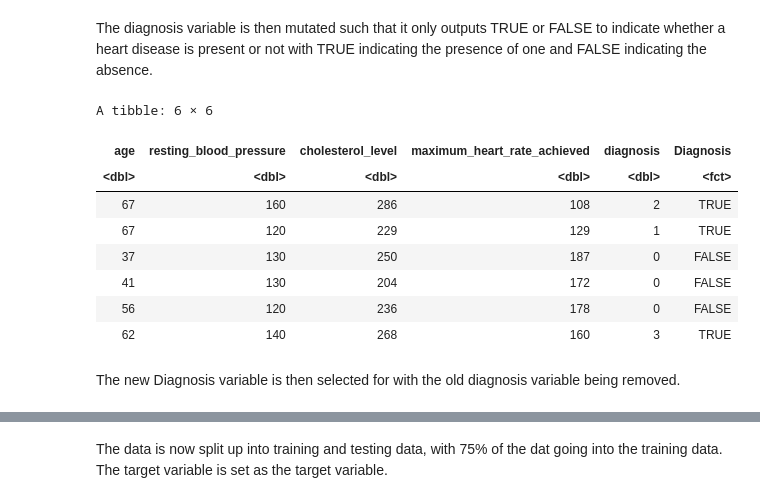
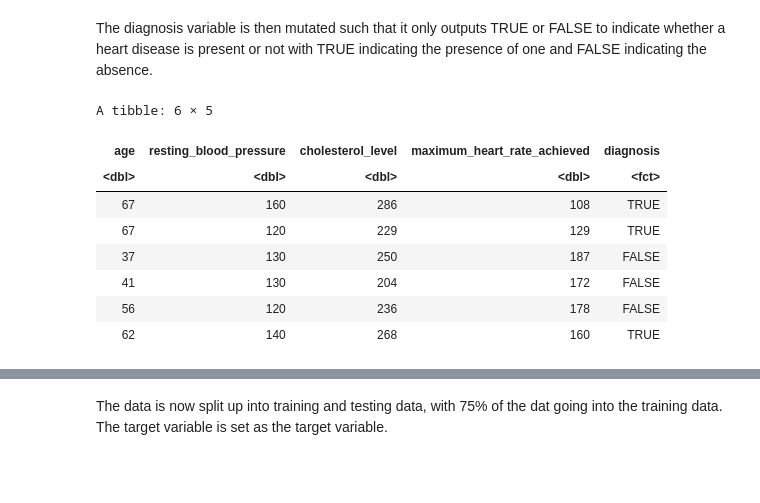
Before and after one commit to jagroop-randhawa/dsci-100-2022w2-group-26, a Jupyter notebook: group_26_project_report.ipynb, the cells around one changed output, grey strips where cells are left out. Cells and saved outputs as stored; diff of their text form; code cells hidden in the pictures; blank space fills up the shorter version.

```diff
--- a/group_26_project_report.ipynb
+++ b/group_26_project_report.ipynb
@@ -109,22 +109,20 @@ A tibble: 6 × 5
 The diagnosis variable is then mutated such that it only outputs TRUE or FALSE to indicate whether a heart disease is present or not with TRUE indicating the presence of one and FALSE indicating the absence.
 # %%
 #Change diagnosis to FALSE for no heart diagnosis and TRUE for any heart diagnosis
-heart_diagnosis <- heart_clean |>
-mutate(Diagnosis = (diagnosis != 0)) |>
-mutate("Diagnosis" = as_factor(Diagnosis))
-head(heart_diagnosis)
+heart_data <- heart_clean |>
+mutate(diagnosis = (diagnosis != 0)) |>
+mutate("diagnosis" = as_factor(diagnosis))
+head(heart_data)
 # %% [output]
-A tibble: 6 × 6
+A tibble: 6 × 5
-| age | resting_blood_pressure | cholesterol_level | maximum_heart_rate_achieved | diagnosis | Diagnosis |
-| <dbl> | <dbl> | <dbl> | <dbl> | <dbl> | <fct> |
-| 67 | 160 | 286 | 108 | 2 | TRUE |
-| 67 | 120 | 229 | 129 | 1 | TRUE |
-| 37 | 130 | 250 | 187 | 0 | FALSE |
-| 41 | 130 | 204 | 172 | 0 | FALSE |
-| 56 | 120 | 236 | 178 | 0 | FALSE |
-| 62 | 140 | 268 | 160 | 3 | TRUE |
+| age | resting_blood_pressure | cholesterol_level | maximum_heart_rate_achieved | diagnosis |
+| <dbl> | <dbl> | <dbl> | <dbl> | <fct> |
+| 67 | 160 | 286 | 108 | TRUE |
+| 67 | 120 | 229 | 129 | TRUE |
+| 37 | 130 | 250 | 187 | FALSE |
+| 41 | 130 | 204 | 172 | FALSE |
+| 56 | 120 | 236 | 178 | FALSE |
+| 62 | 140 | 268 | 160 | TRUE |
-# %% [markdown]
-The new Diagnosis variable is then selected for with the old diagnosis variable being removed.
 # %%
 #Now choose the required variables
 
```
Also changed, not shown: parts of 16 cells of this notebook.
